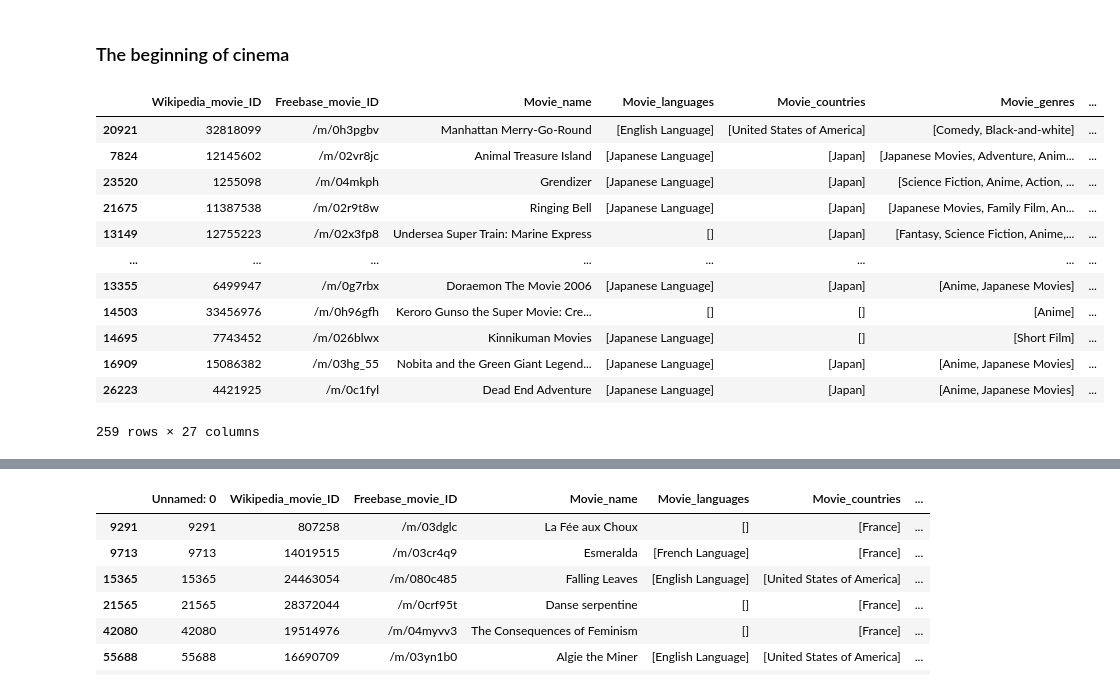
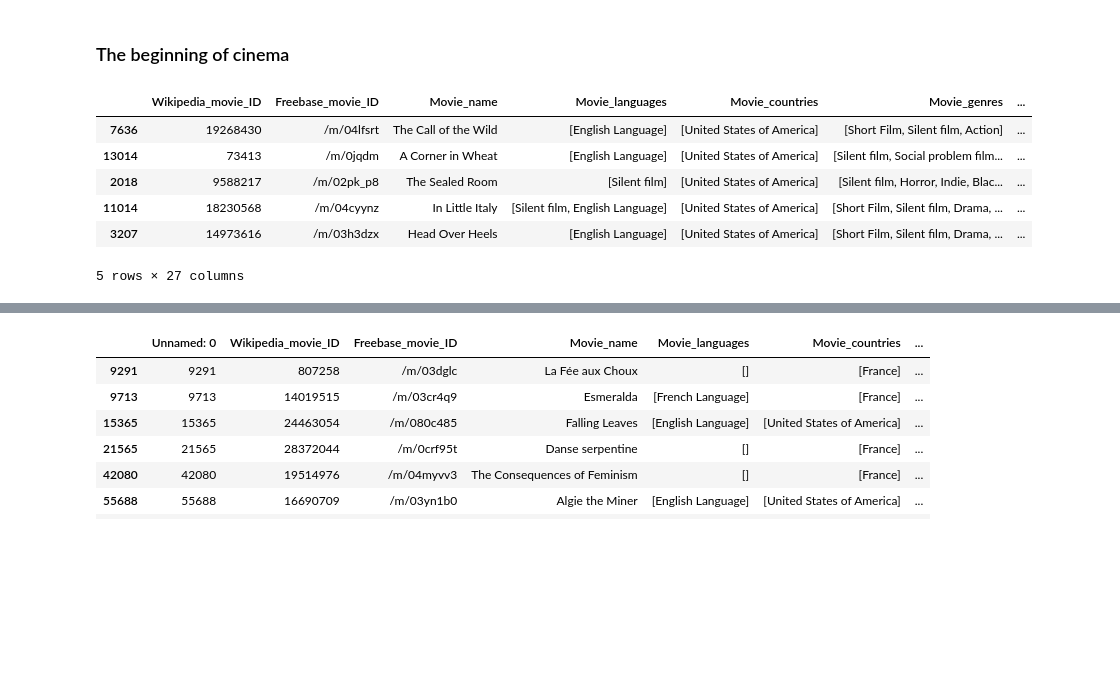
Before and after one commit to epfl-ada/ada-2022-project-addaxx, a Jupyter notebook: exploration.ipynb, the cells around one changed output, grey strips where cells are left out. Drawn from its saved outputs; the diff is of its cells as text; code cells hidden in the pictures; blank space fills up the shorter version.

```diff
--- a/exploration.ipynb
+++ b/exploration.ipynb
@@ -394,18 +397,12 @@ fig.write_html('C:/Users/Public/ADA2022/weloic.github.io/_includes/movie_time_di
 # %% [markdown]
 ### The beginning of cinema
 # %%
-datamov11.sort_values(by = 'Movie_release_year')
+datamov2.sort_values(by = 'Movie_release_year').head(5)
 # %% [output]
 |  | Wikipedia_movie_ID | Freebase_movie_ID | Movie_name | Movie_languages | Movie_countries | Movie_genres | ... |
-| 20921 | 32818099 | /m/0h3pgbv | Manhattan Merry-Go-Round | [English Language] | [United States of America] | [Comedy, Black-and-white] | ... |
-| 7824 | 12145602 | /m/02vr8jc | Animal Treasure Island | [Japanese Language] | [Japan] | [Japanese Movies, Adventure, Anim... | ... |
-| 23520 | 1255098 | /m/04mkph | Grendizer | [Japanese Language] | [Japan] | [Science Fiction, Anime, Action, ... | ... |
-| 21675 | 11387538 | /m/02r9t8w | Ringing Bell | [Japanese Language] | [Japan] | [Japanese Movies, Family Film, An... | ... |
-| 13149 | 12755223 | /m/02x3fp8 | Undersea Super Train: Marine Express | [] | [Japan] | [Fantasy, Science Fiction, Anime,... | ... |
-| ... | ... | ... | ... | ... | ... | ... | ... |
-| 13355 | 6499947 | /m/0g7rbx | Doraemon The Movie 2006 | [Japanese Language] | [Japan] | [Anime, Japanese Movies] | ... |
-| 14503 | 33456976 | /m/0h96gfh | Keroro Gunso the Super Movie: Cre... | [] | [] | [Anime] | ... |
-| 14695 | 7743452 | /m/026blwx | Kinnikuman Movies | [Japanese Language] | [] | [Short Film] | ... |
-| 16909 | 15086382 | /m/03hg_55 | Nobita and the Green Giant Legend... | [Japanese Language] | [Japan] | [Anime, Japanese Movies] | ... |
-| 26223 | 4421925 | /m/0c1fyl | Dead End Adventure | [Japanese Language] | [Japan] | [Anime, Japanese Movies] | ... |
+| 7636 | 19268430 | /m/04lfsrt | The Call of the Wild | [English Language] | [United States of America] | [Short Film, Silent film, Action] | ... |
+| 13014 | 73413 | /m/0jqdm | A Corner in Wheat | [English Language] | [United States of America] | [Silent film, Social problem film... | ... |
+| 2018 | 9588217 | /m/02pk_p8 | The Sealed Room | [Silent film] | [United States of America] | [Silent film, Horror, Indie, Blac... | ... |
+| 11014 | 18230568 | /m/04cyynz | In Little Italy | [Silent film, English Language] | [United States of America] | [Short Film, Silent film, Drama, ... | ... |
+| 3207 | 14973616 | /m/03h3dzx | Head Over Heels | [English Language] | [United States of America] | [Short Film, Silent film, Drama, ... | ... |
-259 rows × 27 columns
+5 rows × 27 columns
```
Also changed, not shown: parts of 45 cells of this notebook.
